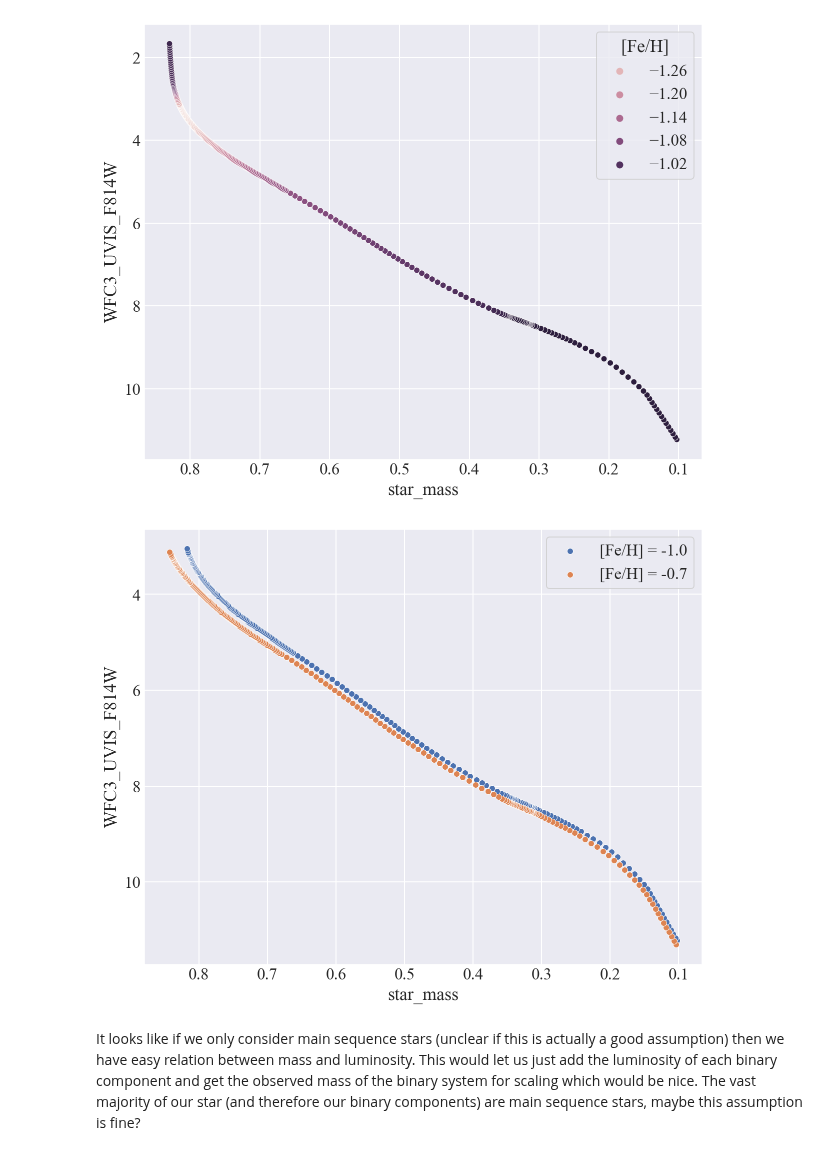
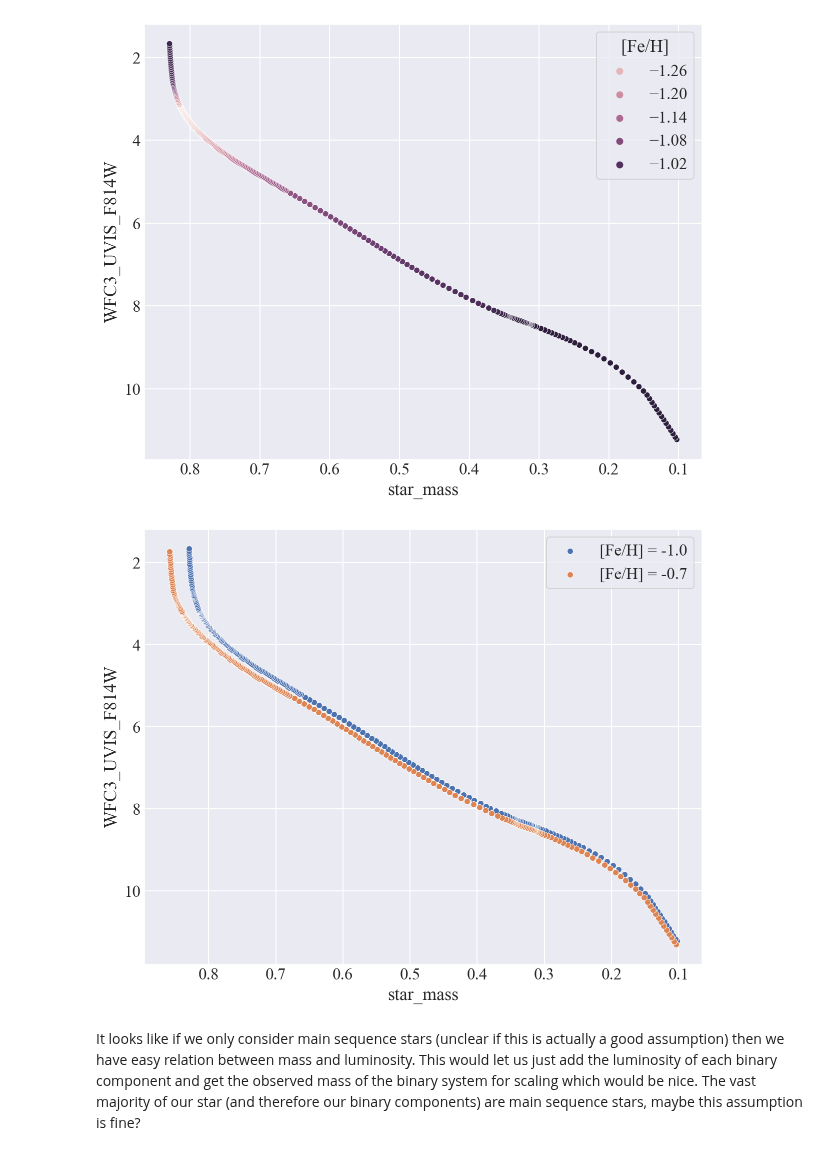
Before and after one commit to pjs902/honours-thesis, a Jupyter notebook: notebooks/isochrones.ipynb, the cells around one changed output. Drawn from its saved outputs; the diff is of its cells as text; code cells hidden in the pictures.

```diff
--- a/notebooks/isochrones.ipynb
+++ b/notebooks/isochrones.ipynb
@@ -113,23 +113,23 @@ plt.gca().invert_yaxis()
 # %%
 plt.figure()
 # this is hacky but whatever
 sns.scatterplot(
-    data=data[0 : int(1463 / 7)],
+    data=data[0 : int(1463 / 6)],
     x="star_mass",
     y="WFC3_UVIS_F814W",
     label="[Fe/H] = -1.0",
 )
 sns.scatterplot(
-    data=data_47T[0 : int(1463 / 7)],
+    data=data_47T[0 : int(1463 / 6)],
     x="star_mass",
     y="WFC3_UVIS_F814W",
     label="[Fe/H] = -0.7",
 )
 
 plt.gca().invert_xaxis()
 plt.gca().invert_yaxis()
 # %% [output]
-[figure, old version]
+[figure, new version]
 # %% [markdown]
 It looks like if we only consider main sequence stars (unclear if this is actually a good assumption) then we have easy relation between mass and luminosity. This would let us just add the luminosity of each binary component and get the observed mass of the binary system for scaling which would be nice. The vast majority of our star (and therefore our binary components) are main sequence stars, maybe this assumption is fine?
 # %% [markdown]
```
Also changed, not shown: parts of 2 cells of this notebook.
